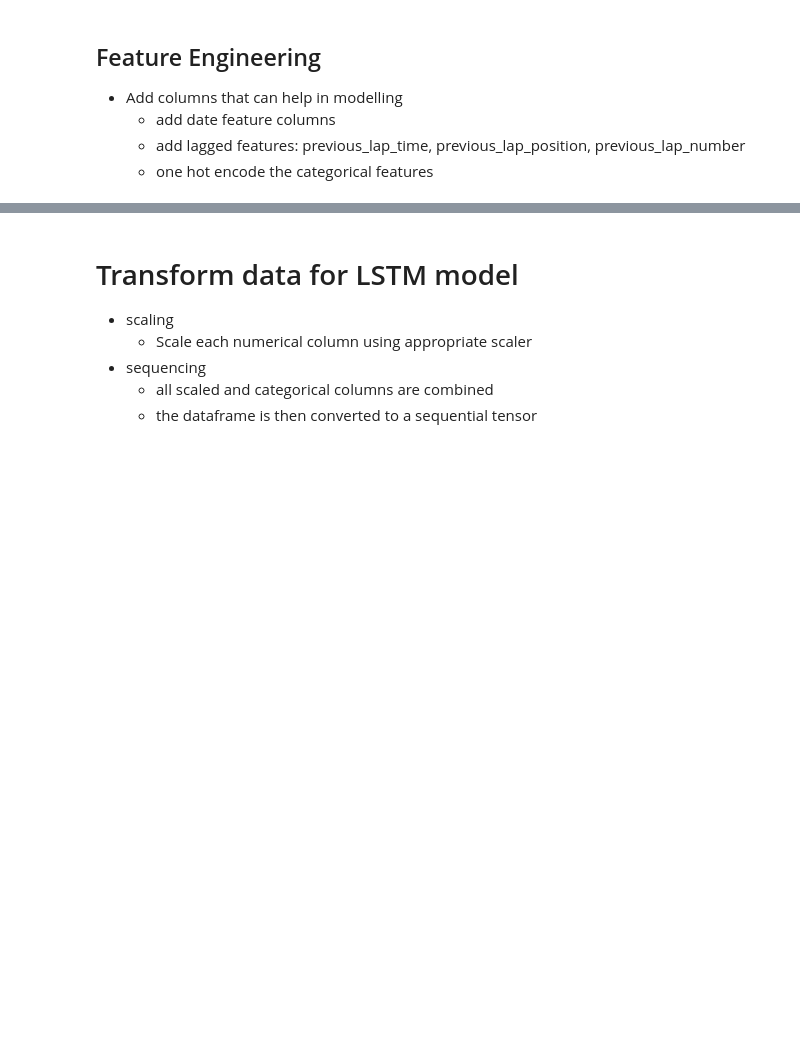
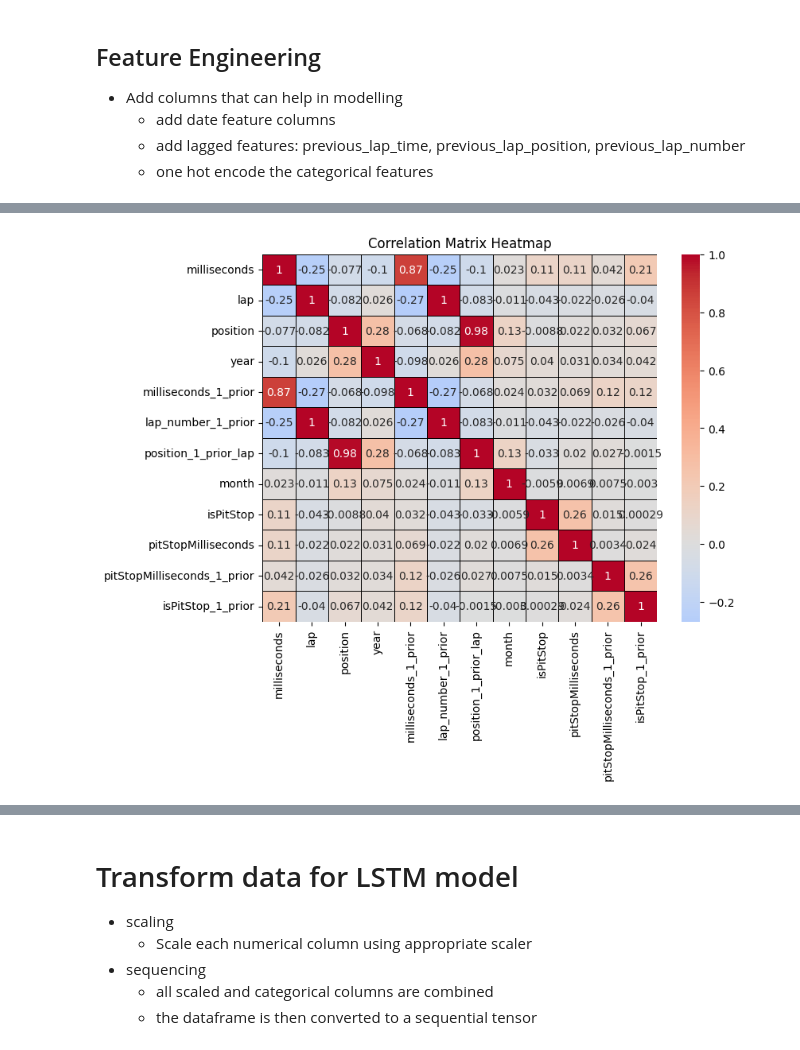
Before and after one commit to varunp04/predict-formula, a Jupyter notebook: src/model_training/master_pipeline_notebook.ipynb, the cells around one changed output, grey strips where cells are left out. Drawn from its saved outputs; the diff is of its cells as text; code cells hidden in the pictures; blank space fills up the shorter version.

```diff
--- a/src/model_training/master_pipeline_notebook.ipynb
+++ b/src/model_training/master_pipeline_notebook.ipynb
@@ -313,0 +373,31 @@ fig.show()
+# %%
+columns_for_corr = [
+    "milliseconds",
+    "lap",
+    "position",
+    "year",
+    "milliseconds_1_prior",
+    "lap_number_1_prior",
+    "position_1_prior_lap",
+    "month",
+    "isPitStop",
+    "pitStopMilliseconds",
+    "pitStopMilliseconds_1_prior",
+    "isPitStop_1_prior",
+]
+
+engineered_lap_times_df_corr_matrix = engineered_lap_times_df[columns_for_corr].corr()
+
+plt.figure(figsize=(8, 6))
+sns.heatmap(
+    engineered_lap_times_df_corr_matrix,
+    annot=True,
+    cmap="coolwarm",
+    center=0,
+    linewidths=0.5,
+    linecolor="black",
+)
+plt.title("Correlation Matrix Heatmap")
+plt.show()
+# %% [output]
+[figure, added]
```
Also changed, not shown: parts of 30 cells of this notebook, 7 other files.
